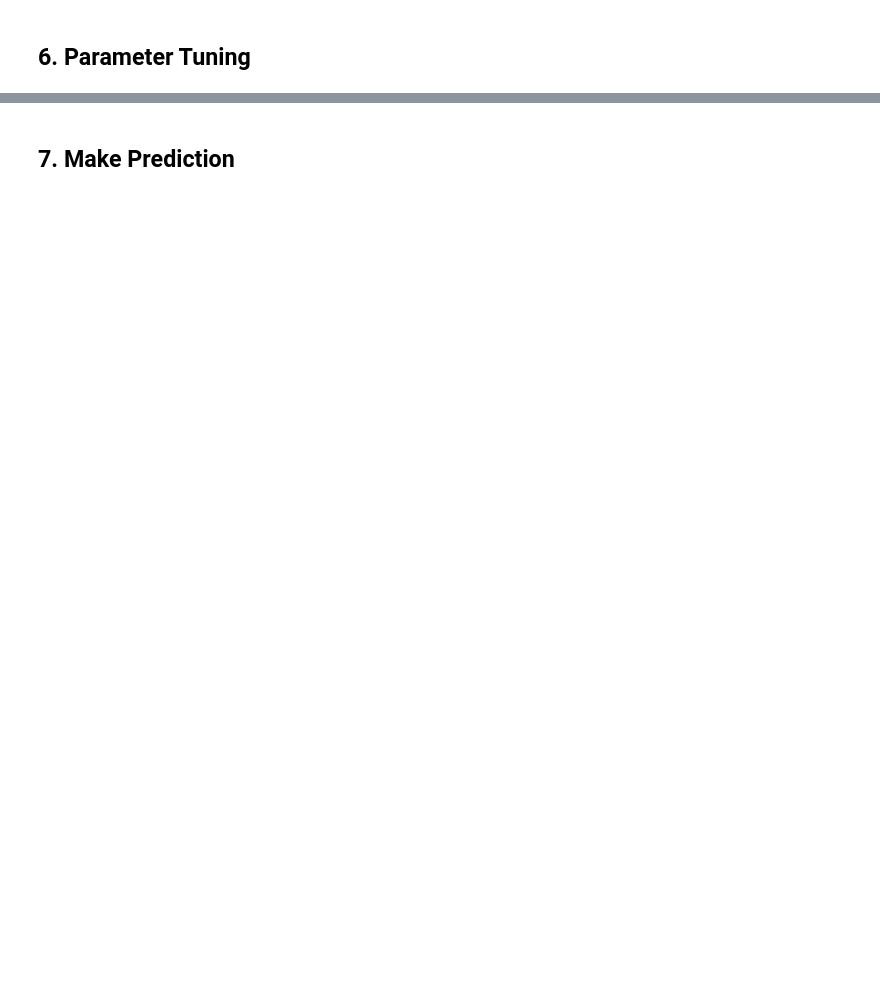
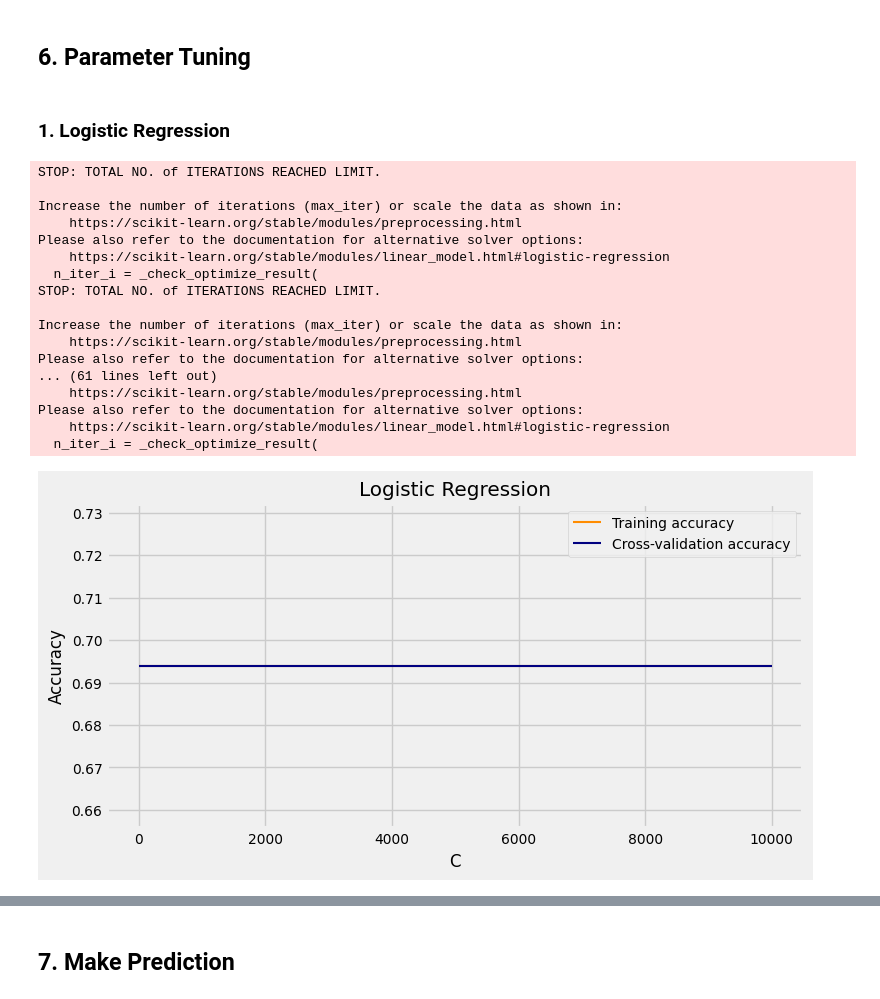
Before and after one commit to OskyRosky/MachineLearning, a Jupyter notebook: 1. Supervised Classication/ML_1.ipynb, the cells around one changed output, grey strips where cells are left out. Cells and saved outputs as stored; diff of their text form; code cells hidden in the pictures; blank space fills up the shorter version.

```diff
--- a/1. Supervised Classication/ML_1.ipynb
+++ b/1. Supervised Classication/ML_1.ipynb
@@ -216,2 +443,45 @@ model8 = MLPClassifier()
 # %% [markdown]
 ## 6. Parameter Tuning
+# %%
+def plot_validation_curve(estimator, title, X, y, param_name, param_range, cv=5, scoring="accuracy"):
+    train_scores, test_scores = validation_curve(
+        estimator, X, y, param_name=param_name, param_range=param_range,
+        cv=cv, scoring=scoring, n_jobs=-1)
+
+    train_scores_mean = np.mean(train_scores, axis=1)
+    test_scores_mean = np.mean(test_scores, axis=1)
+
+    plt.figure(figsize=(8, 4))  # Adjust the figure size if necessary
+    plt.plot(param_range, train_scores_mean, label="Training accuracy", color="darkorange")
+    plt.plot(param_range, test_scores_mean, label="Cross-validation accuracy", color="navy")
+
+    plt.title(title)
+    plt.xlabel(param_name)
+    plt.ylabel("Accuracy")
+    plt.legend(loc="best")
+    plt.grid(True)
+    plt.show()
+# %% [markdown]
+### 1. Logistic Regression
+# %%
+plot_validation_curve(LogisticRegression(), "Logistic Regression", X, y,
+                      param_name="C", param_range=np.logspace(-4, 4, 5))
+# %% [output]
+STOP: TOTAL NO. of ITERATIONS REACHED LIMIT.
+
+Increase the number of iterations (max_iter) or scale the data as shown in:
+    https://scikit-learn.org/stable/modules/preprocessing.html
+Please also refer to the documentation for alternative solver options:
+    https://scikit-learn.org/stable/modules/linear_model.html#logistic-regression
+  n_iter_i = _check_optimize_result(
+STOP: TOTAL NO. of ITERATIONS REACHED LIMIT.
+
+Increase the number of iterations (max_iter) or scale the data as shown in:
+    https://scikit-learn.org/stable/modules/preprocessing.html
+Please also refer to the documentation for alternative solver options:
+... (61 lines left out)
+    https://scikit-learn.org/stable/modules/preprocessing.html
+Please also refer to the documentation for alternative solver options:
+    https://scikit-learn.org/stable/modules/linear_model.html#logistic-regression
+  n_iter_i = _check_optimize_result(
+[figure, added]
```
Also changed, not shown: parts of 41 cells of this notebook, 8 other files.
